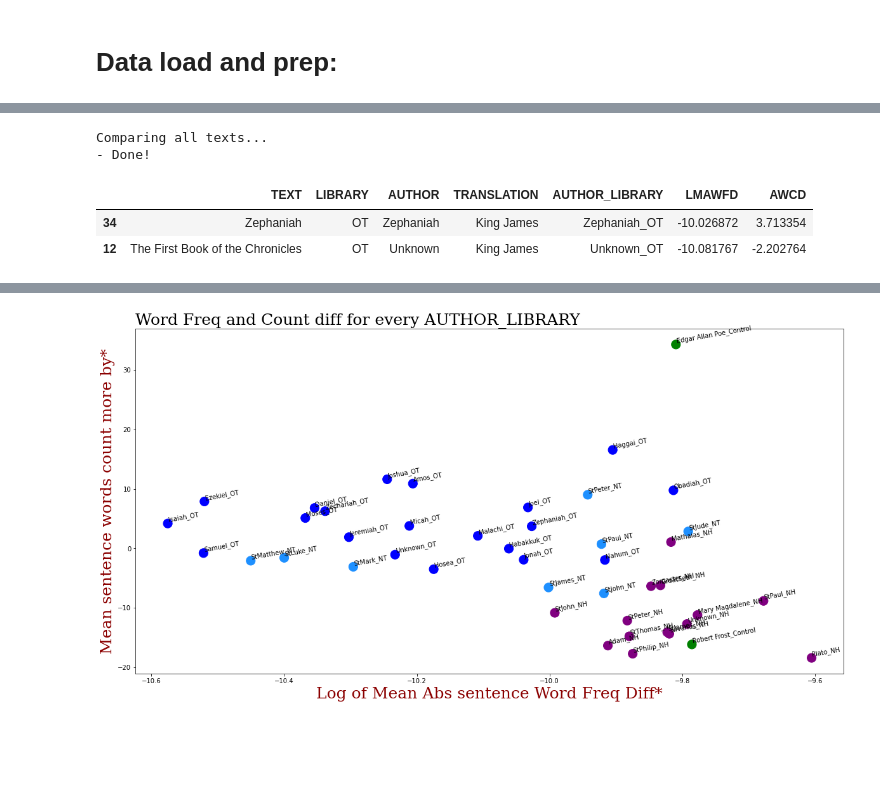
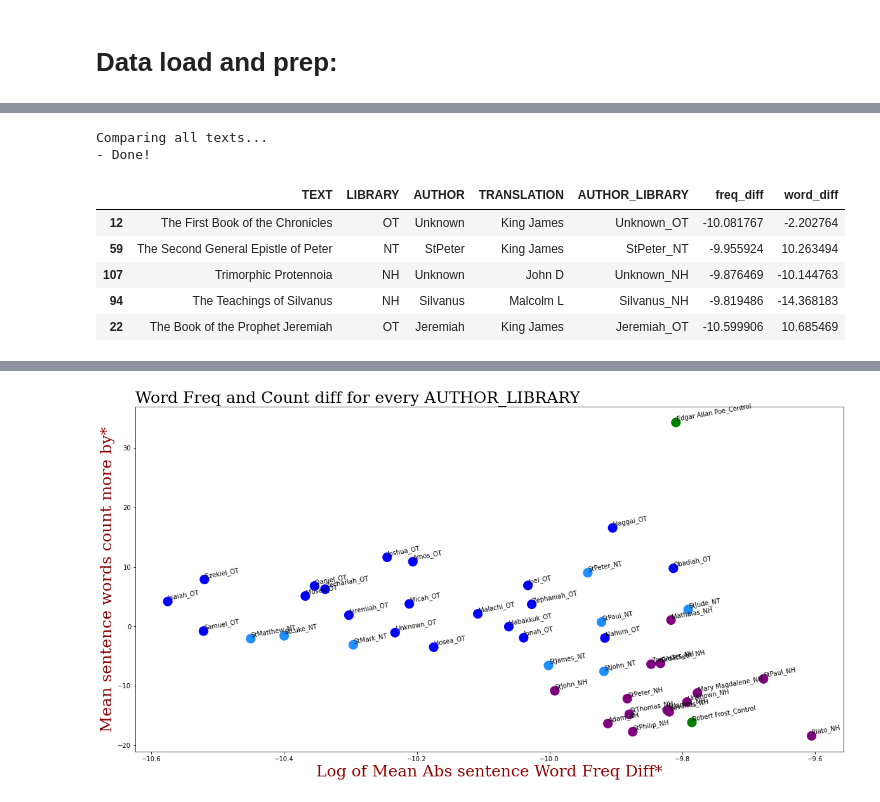
Before and after one commit to TraxData313/Bible-vs-NagHammadi-match-score, a Jupyter notebook: 002_word_freq_and_count_comparisons.ipynb, the cells around one changed output, grey strips where cells are left out. Drawn from its saved outputs; the diff is of its cells as text; code cells hidden in the pictures; blank space fills up the shorter version.

```diff
--- a/002_word_freq_and_count_comparisons.ipynb
+++ b/002_word_freq_and_count_comparisons.ipynb
@@ -42,9 +58,12 @@ Then we are going to plot the results for visualization
 # %%
 results = da.freq_compare_with_Bible_loop(df, words_dict, texts='all')
-results.sample(2)
+results.sample(5)
 # %% [output]
 Comparing all texts...
 - Done!
-|  | TEXT | LIBRARY | AUTHOR | TRANSLATION | AUTHOR_LIBRARY | LMAWFD | AWCD |
-| 34 | Zephaniah | OT | Zephaniah | King James | Zephaniah_OT | -10.026872 | 3.713354 |
+|  | TEXT | LIBRARY | AUTHOR | TRANSLATION | AUTHOR_LIBRARY | freq_diff | word_diff |
 | 12 | The First Book of the Chronicles | OT | Unknown | King James | Unknown_OT | -10.081767 | -2.202764 |
+| 59 | The Second General Epistle of Peter | NT | StPeter | King James | StPeter_NT | -9.955924 | 10.263494 |
+| 107 | Trimorphic Protennoia | NH | Unknown | John D | Unknown_NH | -9.876469 | -10.144763 |
+| 94 | The Teachings of Silvanus | NH | Silvanus | Malcolm L | Silvanus_NH | -9.819486 | -14.368183 |
+| 22 | The Book of the Prophet Jeremiah | OT | Jeremiah | King James | Jeremiah_OT | -10.599906 | 10.685469 |
```
Also changed, not shown: parts of 11 cells of this notebook, 1 other file.
